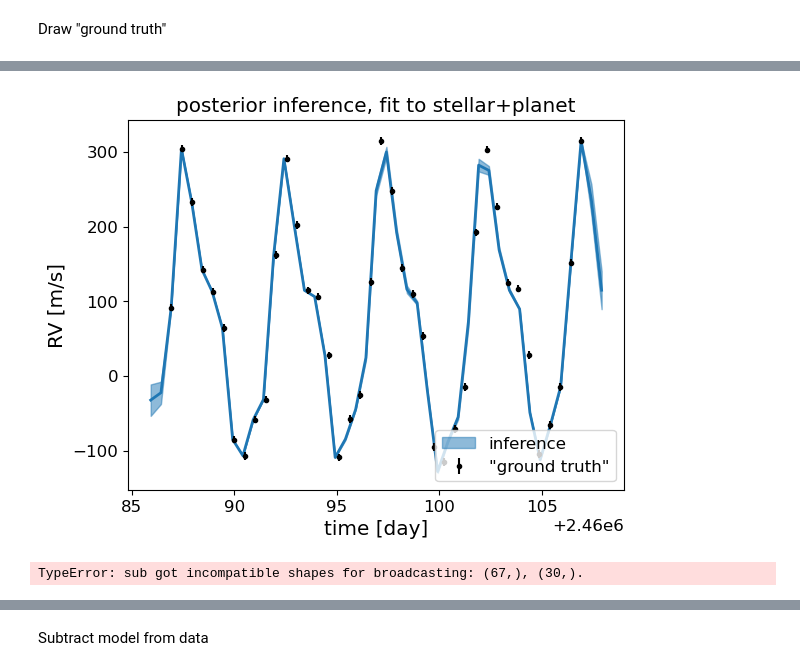
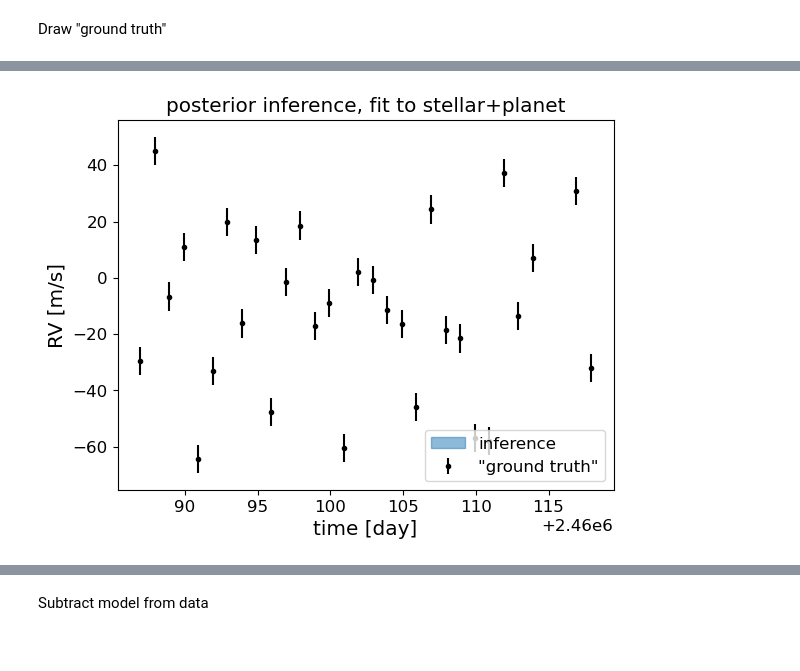
Before and after one commit to exoclam/gaspery, a Jupyter notebook: tutorials/fixed_budget.ipynb, the cells around one changed output, grey strips where cells are left out. Cells and saved outputs as stored; diff of their text form; code cells hidden in the pictures.

Commit message:
still overfitting, both with and without planet signal as mean, and with and without fitting to stellar signal on top of planet

```diff
--- a/tutorials/fixed_budget.ipynb
+++ b/tutorials/fixed_budget.ipynb
@@ -349,10 +349,19 @@ So, using this tutorial from DFM's tinygp docs (https://tinygp.readthedocs.io/en
 # %% [markdown]
 Which data (ie. strategy timesteps, evaluated) results in best-constrained stellar and therefore planet RV models?
 # %%
-sigma_qp_rv = 145
-Tau = 110 # 30, 110
+sigma_wn_rv = 5.
+sigma_qp_rv = 47. #145
+Prot = 4.86
+Tau = 110. # 30, 110
 eta = 0.37
 hyperparams = [sigma_qp_rv, Prot, Tau, eta]
+
+Prot_err = 0.01
+Porb_err = 0.000005
+sigma_qp_rv_err = 11 #17
+Tau_err = 30
+eta_err = 0.02
+hyperparams_err = [sigma_qp_rv_err, Prot_err, Tau_err, eta_err]
 
 # build covariance matrix, characterized by a correlated noise model of the stellar signal
 kernel = kernels.ExpSineSquared(scale=Prot, gamma=1/(2*eta**2)) # first term of exponential
@@ -550,7 +534,7 @@ start = datetime.datetime.now()
 
 strat = np.array(strategy.on_vs_off(on=1, off=0, twice_flag=False))
 # absurdly good strategy to see if I converge at all
-strat = np.linspace(strat[0], strat[0]+20, 40)
+#strat = np.linspace(strat[0], strat[0]+20, 40)
 #print(strat)
 
 # create grid based on strategy such that grid is every day at the same time
@@ -567,8 +551,9 @@ planet = calculate_fi.model_jax(strat, [theta[0], theta[1], theta[2]])
 observed = sample + planet
 """
 
-mcmc.run(rng_key, strat, sigma_wn_rv, y=observed[0], hyperparams=hyperparams, theta=theta) # y=observed[0]
+mcmc.run(rng_key, t=strat, y=observed[0], yerr=sigma_wn_rv, hyperparams=hyperparams, theta=theta) # y=observed[0]
 samples = mcmc.get_samples()
+print(samples)
 
 preds = samples["pred"].block_until_ready()  # Blocking to get timing right
 
@@ -582,37 +567,20 @@ preds_plot = samples["pred"].block_until_ready()  # Blocking to get timing right
 # %%
 q = np.percentile(preds, [5, 50, 95], axis=0)
 
-plt.fill_between(x, q[0], q[2], color="C0", alpha=0.5, label="inference")
+plt.fill_between(strat, q[0], q[2], color="C0", alpha=0.5, label="inference")
 #plt.fill_between(strat, q[0], q[2], color="C0", alpha=0.5, label="inference")
-plt.plot(x, q[1], color="C0", lw=2)
+plt.plot(strat, q[1], color="C0", lw=2)
 #plt.plot(strat, q[1], color="C0", lw=2)
 
 plt.errorbar(strat, observed[0], yerr=sigma_wn_rv, fmt=".k", capsize=0, label='"ground truth"')
 plt.xlabel("time [day]")
 plt.ylabel("RV [m/s]")
 #plt.xlim(0, 10)
 #plt.ylim(-2.5, 2.5)
 plt.legend(bbox_to_anchor=(1,0), loc="lower right")
 _ = plt.title("posterior inference, fit to stellar+planet")
 # %% [output]
-[figure, old version]
+[figure, new version]
-# %%
-q = np.percentile(preds, [5, 50, 95], axis=0)
-
-plt.fill_between(x, q[0]-observed[0], q[2]-observed[0], color="C0", alpha=0.5, label="residual")
-#plt.fill_between(strat, q[0], q[2], color="C0", alpha=0.5, label="inference")
-plt.plot(x, q[1]-observed[0], color="C0", lw=2)
-#plt.plot(strat, q[1], color="C0", lw=2)
-
-#plt.errorbar(strat, observed[0], yerr=sigma_wn_rv, fmt=".k", capsize=0, label='"ground truth"')
-plt.xlabel("time [day]")
-plt.ylabel("RV [m/s]")
-#plt.xlim(0, 10)
-#plt.ylim(-2.5, 2.5)
-plt.legend(bbox_to_anchor=(1,0), loc="lower right")
-_ = plt.title("posterior inference, fit to stellar+planet")
-# %% [output]
-TypeError: sub got incompatible shapes for broadcasting: (67,), (30,).
 # %%
 data = az.from_numpyro(mcmc)
 az.summary(
```
Also changed, not shown: parts of 13 cells of this notebook.
